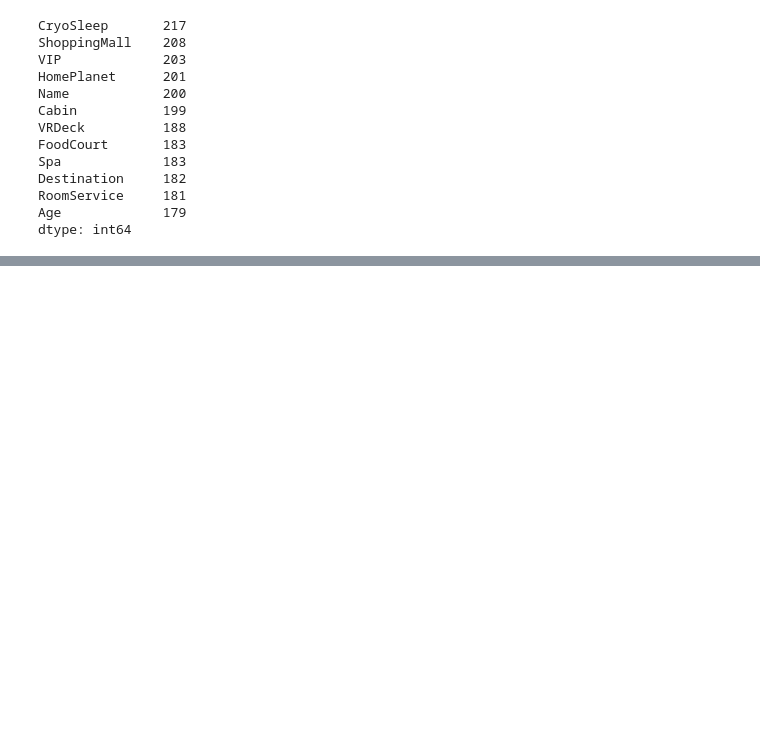
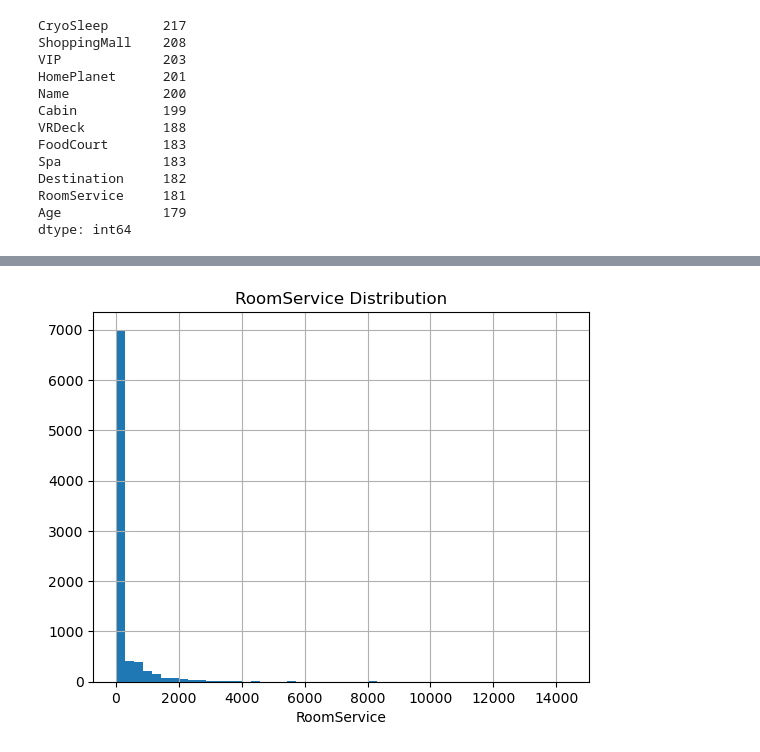
Before and after one commit to NirMarc/kaggle, a Jupyter notebook: spaceship-titanic/notebooks/01_eda.ipynb, the cells around one changed output, grey strips where cells are left out. Saved outputs shown, nothing was run; the diff lists cells and outputs as text; code cells hidden in the pictures; blank space fills up the shorter version.

```diff
--- a/spaceship-titanic/notebooks/01_eda.ipynb
+++ b/spaceship-titanic/notebooks/01_eda.ipynb
@@ -123,0 +151,6 @@ dtype: int64
+# %%
+spending_cols = ["RoomService", "FoodCourt", "ShoppingMall", "Spa", "VRDeck"]
+train["Total_Spendings"] = train[spending_cols].sum(axis=1)
+
+correlations = train[spending_cols + ["Total_Spendings"] + ["Transported"]].corr()["Transported"].drop(["Transported"])
+print(correlations.sort_values(ascending=False))
@@ -123,0 +165,7 @@ dtype: int64
+# %%
+train["RoomService"].hist(bins=50)
+plt.xlabel("RoomService")
+plt.title("RoomService Distribution")
+plt.show()
+# %% [output]
+[figure, added]
```
Also changed, not shown: parts of 30 cells of this notebook, 1 other file.
